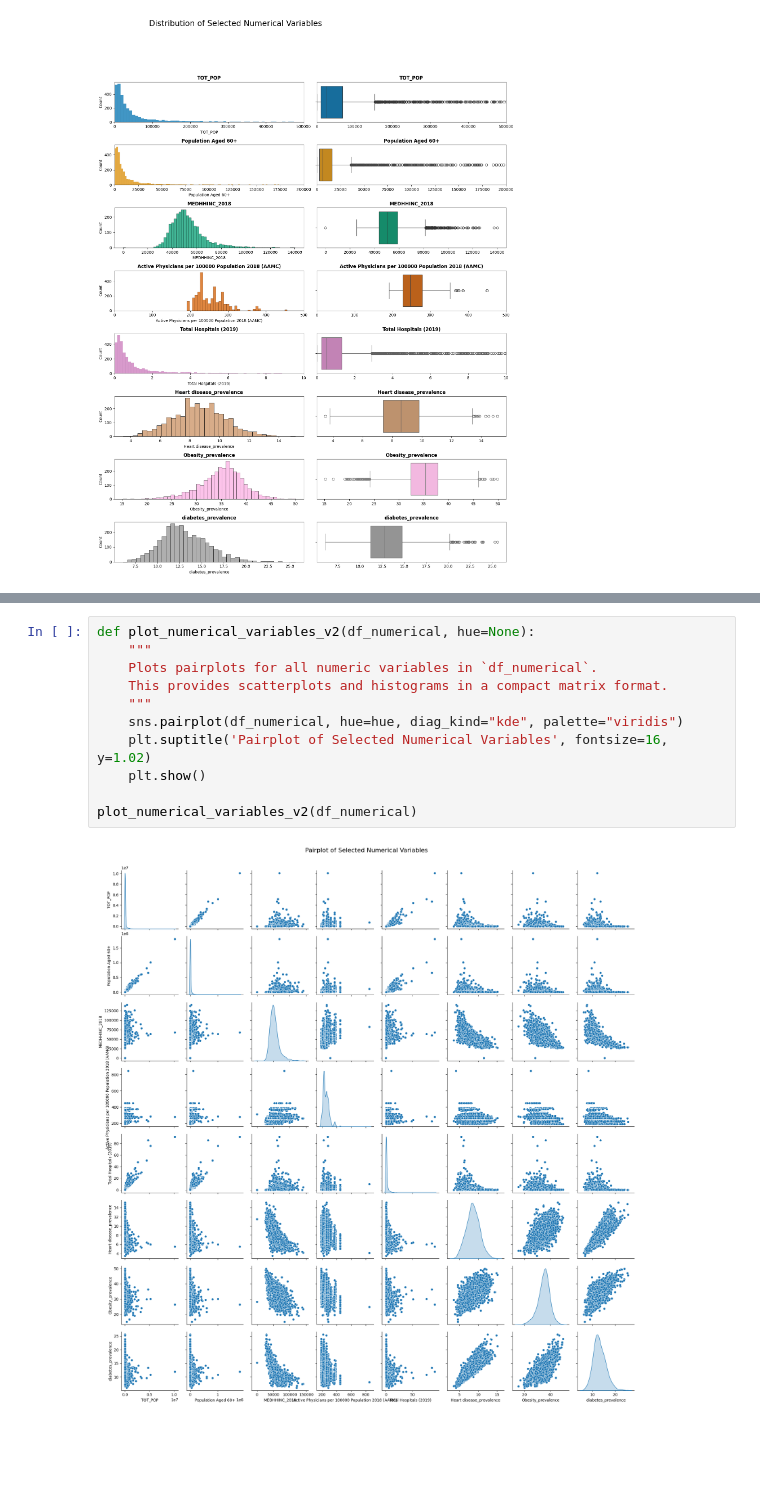
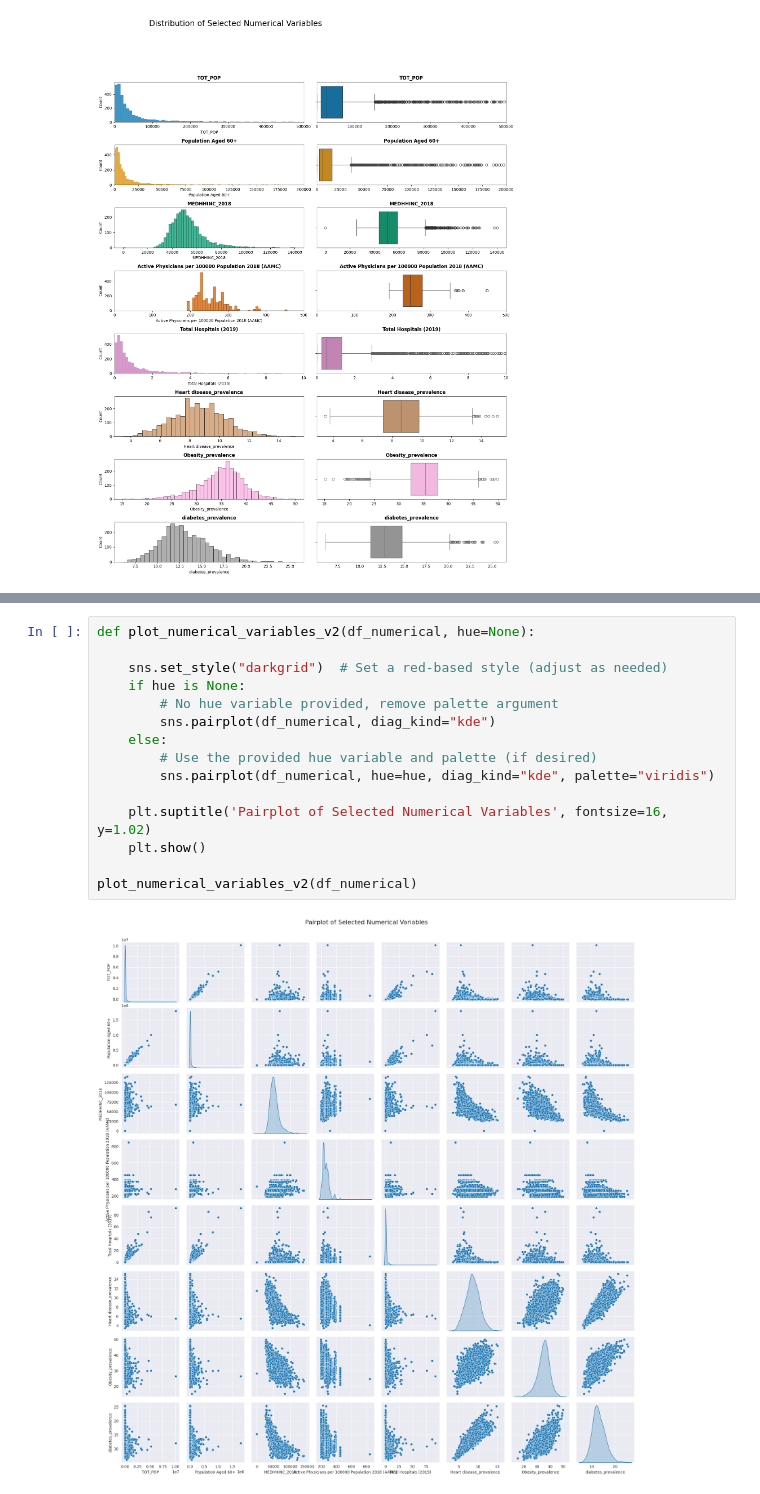
Before and after one commit to jenuzho/DEMOGRAPHIC-HEALTH-regularized-lineal-regression, a Jupyter notebook: src/explore.ipynb, the cells around one changed output, grey strips where cells are left out. Drawn from its saved outputs; the diff is of its cells as text; blank space fills up the shorter version.

Commit message:
Pairplot fixed

```diff
--- a/src/explore.ipynb
+++ b/src/explore.ipynb
@@ -726,13 +739,17 @@ plot_numerical_variables(df_numerical)
 # %%
 def plot_numerical_variables_v2(df_numerical, hue=None):
-    """
-    Plots pairplots for all numeric variables in `df_numerical`.
-    This provides scatterplots and histograms in a compact matrix format.
-    """
-    sns.pairplot(df_numerical, hue=hue, diag_kind="kde", palette="viridis")
+
+    sns.set_style("darkgrid")  # Set a red-based style (adjust as needed)
+    if hue is None:
+        # No hue variable provided, remove palette argument
+        sns.pairplot(df_numerical, diag_kind="kde")
+    else:
+        # Use the provided hue variable and palette (if desired)
+        sns.pairplot(df_numerical, hue=hue, diag_kind="kde", palette="viridis")
+
     plt.suptitle('Pairplot of Selected Numerical Variables', fontsize=16, y=1.02)
     plt.show()
 
 plot_numerical_variables_v2(df_numerical)
 # %% [output]
-[figure, old version]
+[figure, new version]
```
Also changed, not shown: parts of 2 cells of this notebook.
